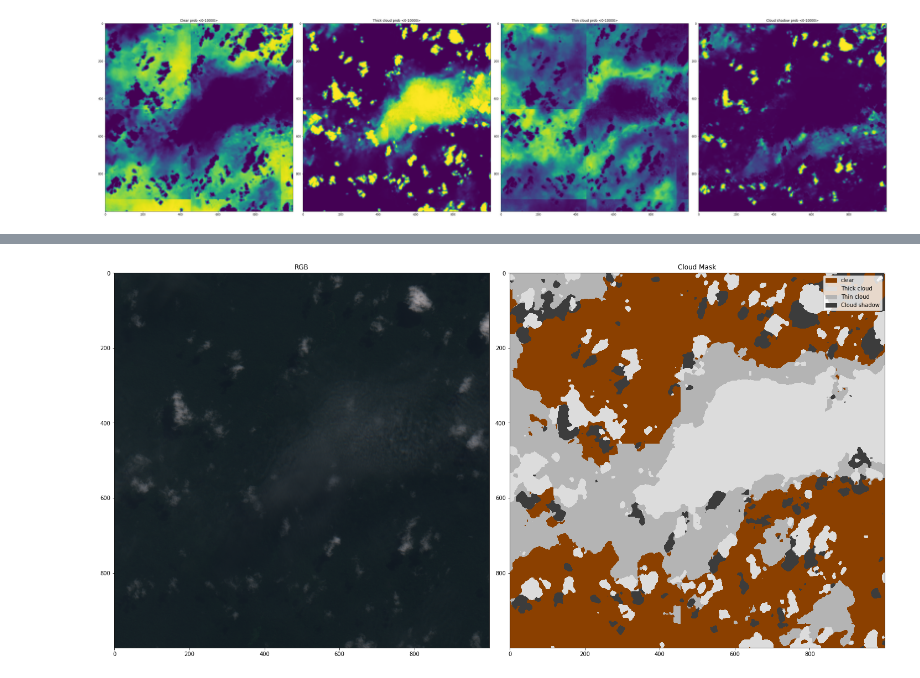
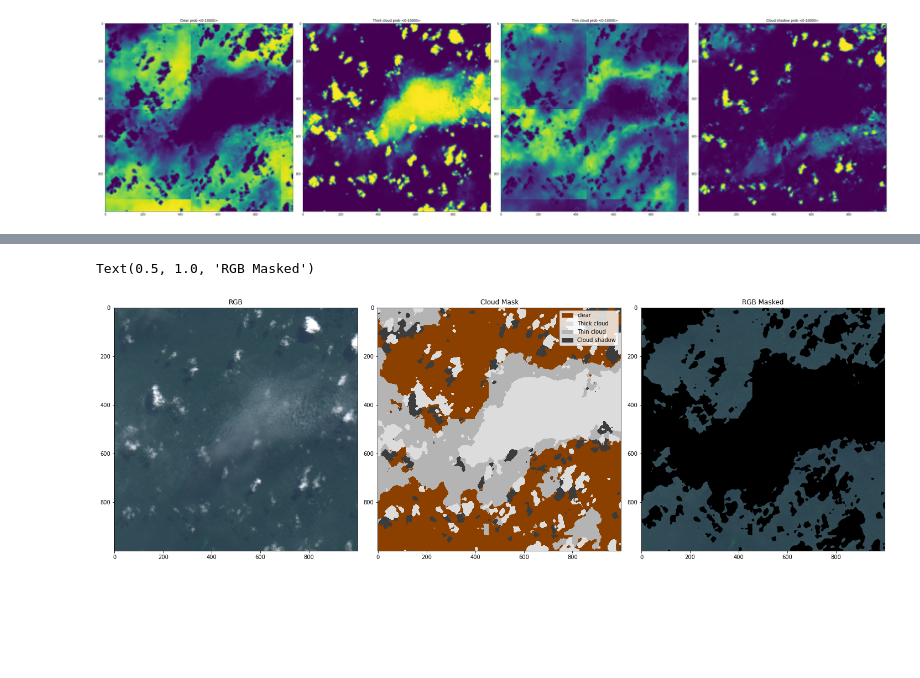
Before and after one commit to cloudsen12/examples, a Jupyter notebook: example02.ipynb, the cells around one changed output, grey strips where cells are left out. Drawn from its saved outputs; the diff is of its cells as text; code cells hidden in the pictures; blank space fills up the shorter version.

```diff
--- a/example02.ipynb
+++ b/example02.ipynb
@@ -156,11 +161,14 @@ sl = slice(1000,2000)
 # plot mask
 cloudmask = np.argmax(result.to_numpy(), axis=0)[sl, sl]
 rgb = xr.concat([tensor.Red[sl, sl], tensor.Green[sl, sl], tensor.Blue[sl, sl]], "band").to_numpy()
-rgb_axis = np.moveaxis(rgb, 0, -1)/7000
+rgb_axis = np.moveaxis(rgb, 0, -1)/3000
+rgb_masked = rgb_axis * np.repeat(cloudmask[...,None] < 1,3,axis=2)
 
-fig, ax = plt.subplots(1, 2, figsize=(20, 10), tight_layout=True)
+fig, ax = plt.subplots(1, 3, figsize=(20, 10), tight_layout=True)
 ax[0].imshow(rgb_axis)
 ax[0].set_title("RGB")
 plot_cloudSEN12mask(cloudmask, ax=ax[1])
 ax[1].set_title("Cloud Mask")
+ax[2].imshow(rgb_masked)
+ax[2].set_title("RGB Masked")
 # %% [output]
@@ -168,4 +176,5 @@ Text(0.5, 1.0, 'Cloud Mask')
+Text(0.5, 1.0, 'RGB Masked')
-[figure, old version]
+[figure, new version]
 # %%
 # Save results
 result.rio.to_raster("/content/outensor.tif")
```
Also changed, not shown: parts of 2 cells of this notebook, 3 other files.
